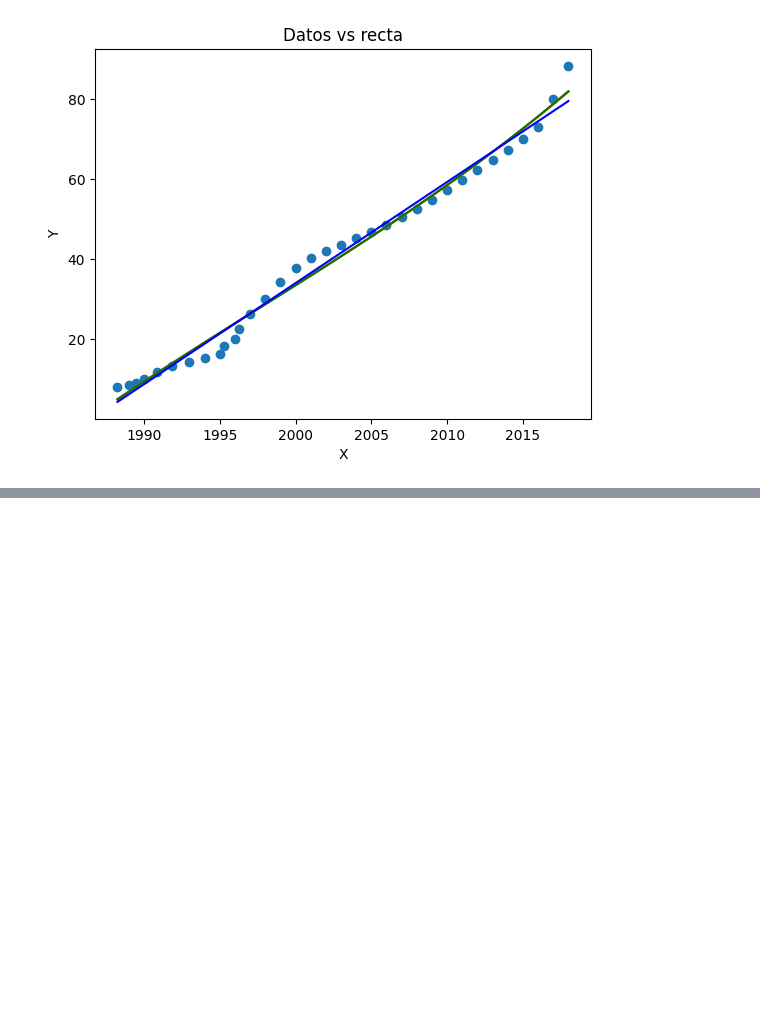
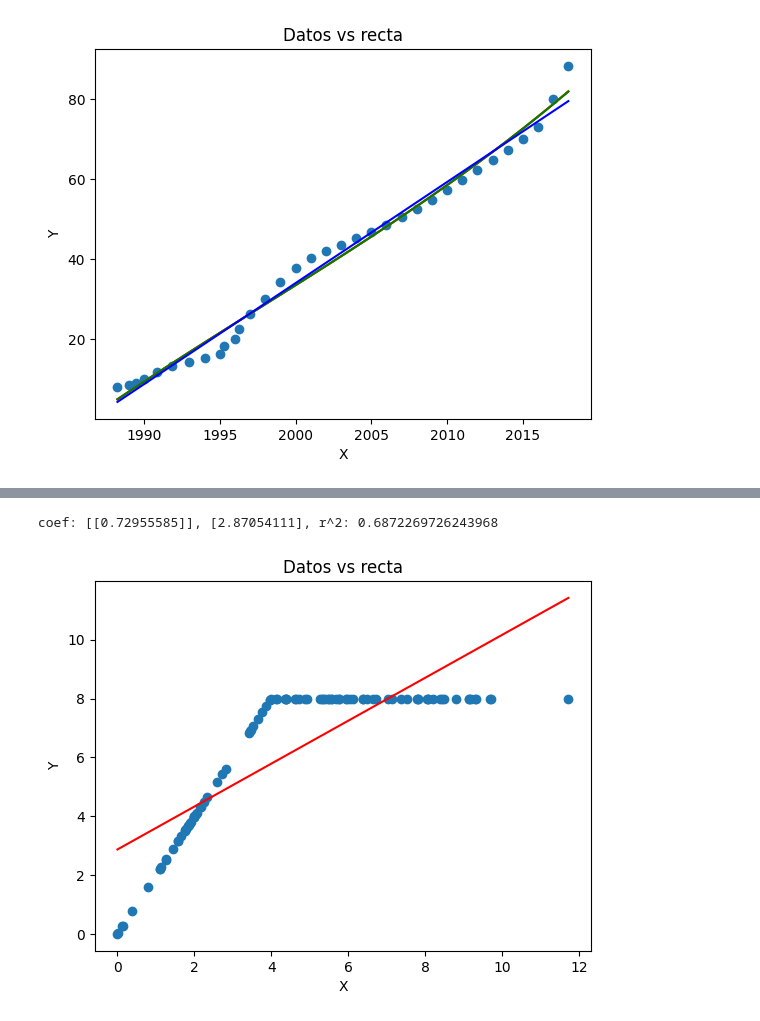
Before and after one commit to navap3206-debug/hello-world, a Jupyter notebook: A01.ipynb, the cells around one changed output, grey strips where cells are left out. Cells and saved outputs as stored; diff of their text form; code cells hidden in the pictures; blank space fills up the shorter version.

```diff
--- a/A01.ipynb
+++ b/A01.ipynb
@@ -392,0 +395,12 @@ plt.show()
+# %%
+# matriz[:, 0] selecciona todos los elementos de la primera columna
+indices = np.argsort(matriz_tb[:, 0])
+
+# 2. Aplicamos esos índices a toda la matriz para reordenar las filas
+matriz_ = matriz_tb[indices]
+#comprobamos
+#DIVIDIMOS LAS MATRICES EN X Y Y
+xtb_matrix = np.array([[sl[0]] for sl in matriz_])
+y_vec = np.array([[sl[1]] for sl in matriz_])
+print(xsl_matrix)
+print(y_vec)
@@ -392,0 +425,19 @@ plt.show()
+# %%
+#Regresiones:
+lr = LinearRegression(fit_intercept= True) #no consideramos los interceptos
+lr.fit(xtb_matrix,y_vec)
+print(f'coef: {lr.coef_}, {lr.intercept_}, r^2: {lr.score(xtb_matrix,y_vec)}')
+# %% [output]
+coef: [[0.72955585]], [2.87054111], r^2: 0.6872269726243968
+# %%
+y = y_vec
+x = xtb_matrix
+y_recta_tb = lr.intercept_ + x*lr.coef_
+plt.scatter(x, y)
+plt.plot(x,y_recta_tb, color= 'red')
+plt.xlabel("X")
+plt.ylabel("Y")
+plt.title("Datos vs recta")
+plt.show()
+# %% [output]
+[figure, added]
```
Also changed, not shown: parts of 7 cells of this notebook.
